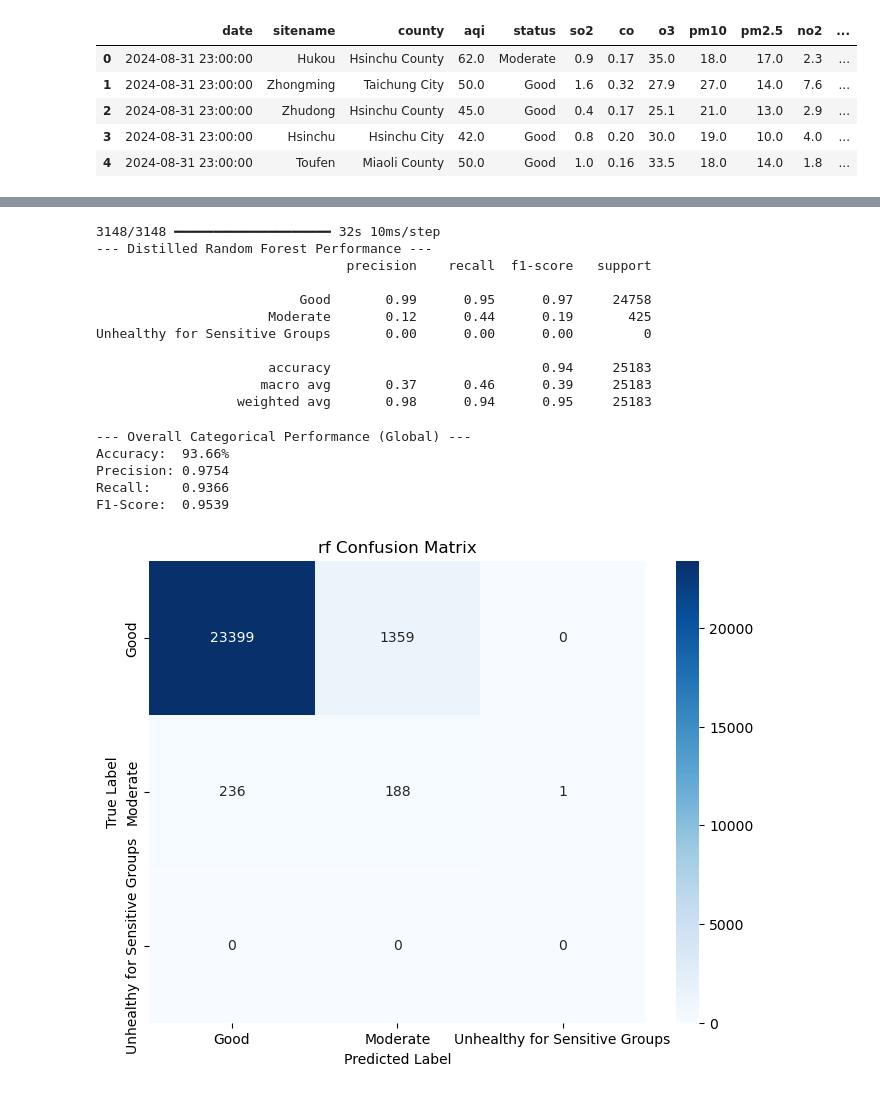
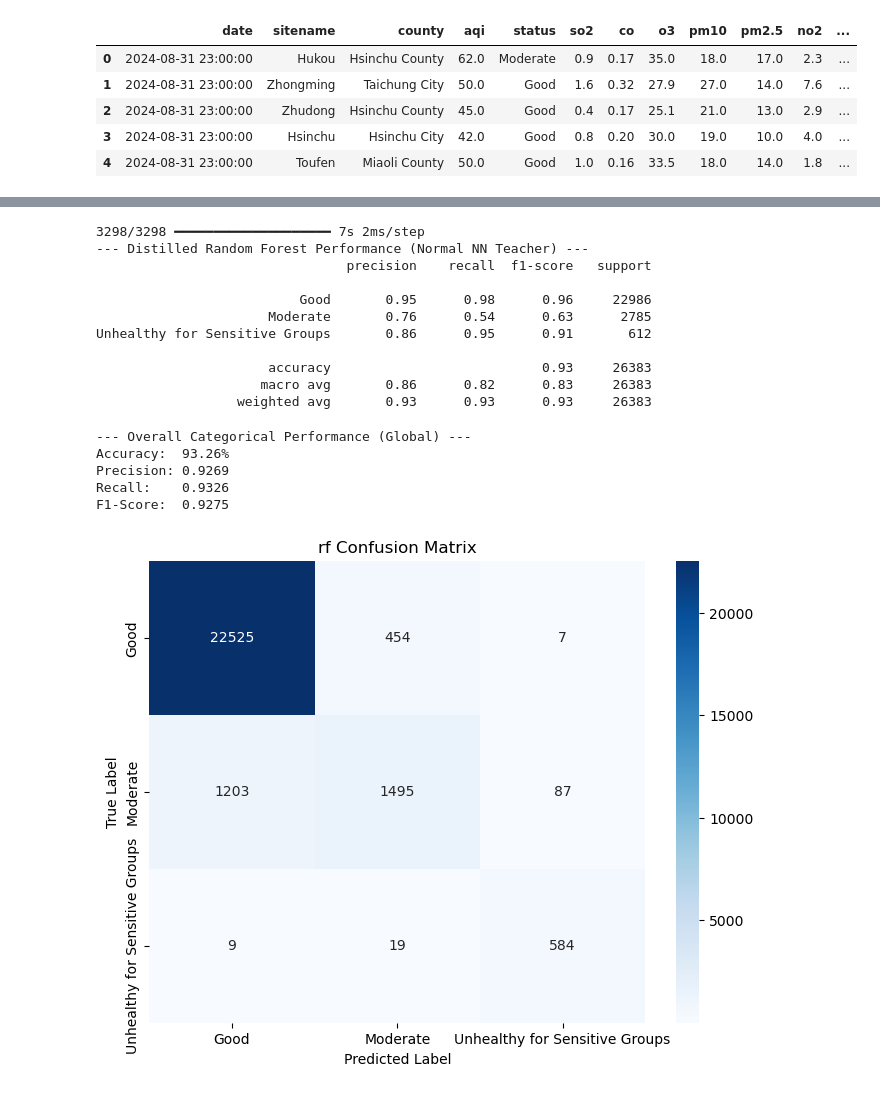
Before and after one commit to Zendac101/sads, a Jupyter notebook: model/random forest/random_forest_model_clasiffier.ipynb, the cells around one changed output, grey strips where cells are left out. Cells and saved outputs as stored; diff of their text form; code cells hidden in the pictures.

```diff
--- a/model/random forest/random_forest_model_clasiffier.ipynb
+++ b/model/random forest/random_forest_model_clasiffier.ipynb
@@ -39,2 +39,2 @@ y_encoded =utils.to_categorical(y_encoded, num_classes=num_classes)
 # %%
-X_train,X_test,y_train,y_test=train_test_split(X,y_encoded,test_size=0.2,shuffle=False)
+X_train,X_test,y_train,y_test=train_test_split(X,y_encoded,test_size=0.2,shuffle=True)
@@ -121,13 +104,13 @@ X_test_seq, y_test_seq = create_sequences(X_test_scaled, y_test, window_size=24)
 # %%
 model.fit(
-X_train_seq, y_train_seq,
+X_scaled, y_train,
 epochs=100,
 batch_size=256,
-class_weight=class_weights_dict,
 shuffle=True,
 validation_split=0.2,
 verbose=1,
 callbacks=my_callbacks
+
 )#training nn
 # %% [output]
 Epoch 1/100
@@ -141,51 +134,38 @@ Epoch 4/100
 # %%
+# 1. Generate soft pseudo-labels from your trained Normal NN teacher
+nn_predictions = model.predict(X_scaled)
+y_pseudo_train = np.argmax(nn_predictions, axis=1)
 
+# 2. Train the Random Forest on the tabular data using the NN's pseudo-labels
+rf_distilled = RandomForestClassifier(n_estimators=100, random_state=20, class_weight='balanced_subsample', n_jobs=-1)
+rf_distilled.fit(X_scaled, y_pseudo_train)
 
+# 3. Scale and prepare your raw test subset
+X_test_scaled = scaler.transform(X_test)
 
-# This allows the Random Forest to see the full 24-hour sequence block
-nsamples, ntimestamps, nfeatures = X_train_seq.shape
-X_train_flat = X_train_seq.reshape((nsamples, ntimestamps * nfeatures))
+# 4. Predict using the distilled Random Forest model
+y_pred_rf = rf_distilled.predict(X_test_scaled)
 
-#Generate pseudo-labels from the GRU model
-nn_pseudo_labels = model.predict(X_train_seq)
-y_pseudo_train = np.argmax(nn_pseudo_labels, axis=1)
-
-#Train the Random Forest on the flattened temporal data
-rf_distilled = RandomForestClassifier(n_estimators=100, random_state=20, class_weight='balanced')
-rf_distilled.fit(X_train_flat, y_pseudo_train)
-
-##Flatten 3D test sequences to match the training matrix shape
-ntest_samples, _, _ = X_test_seq.shape
-X_test_flat = X_test_seq.reshape((ntest_samples, ntimestamps * nfeatures))
-
-#Predict using the time-aware test representation
-y_pred_rf = rf_distilled.predict(X_test_flat)
-
-print("--- Distilled Random Forest Performance ---")
-y_test_integers = np.argmax(y_test_seq, axis=1)
-print(classification_report(y_test_integers, y_pred_rf, target_names=le.classes_, zero_division=0))
-
-#Update the global y_test variable with the aligned sequential targets
-# This prevents shape mismatch errors in Cell 15 (Metrics) and Cell 17 (Confusion Matrix)!
-y_test = y_test_seq
+print("--- Distilled Random Forest Performance (Normal NN Teacher) ---")
+print(classification_report(y_test, y_pred_rf, target_names=le.classes_, zero_division=0))
 # %% [output]
-3148/3148 ━━━━━━━━━━━━━━━━━━━━ 32s 10ms/step
---- Distilled Random Forest Performance ---
+3298/3298 ━━━━━━━━━━━━━━━━━━━━ 7s 2ms/step
+--- Distilled Random Forest Performance (Normal NN Teacher) ---
                                 precision    recall  f1-score   support
 
-                          Good       0.99      0.95      0.97     24758
-                      Moderate       0.12      0.44      0.19       425
-Unhealthy for Sensitive Groups       0.00      0.00      0.00         0
+                          Good       0.95      0.98      0.96     22986
+                      Moderate       0.76      0.54      0.63      2785
+Unhealthy for Sensitive Groups       0.86      0.95      0.91       612
 
-                      accuracy                           0.94     25183
-                     macro avg       0.37      0.46      0.39     25183
-                  weighted avg       0.98      0.94      0.95     25183
+                      accuracy                           0.93     26383
+                     macro avg       0.86      0.82      0.83     26383
+                  weighted avg       0.93      0.93      0.93     26383
 # %%
 from sklearn.metrics import accuracy_score, precision_recall_fscore_support
 import numpy as np
 
 # Convert y_test from a 2D one-hot matrix to 1D integer labels
-y_test_ground_truth = np.argmax(y_test, axis=1)
+y_test_ground_truth = y_test
 
 # Fix: Changed y_pred to y_pred_rf
 accuracy = accuracy_score(y_test_ground_truth, y_pred_rf)
@@ -198,10 +178,10 @@ print(f"Recall:    {recall:.4f}")
 print(f"F1-Score:  {f1:.4f}")
 # %% [output]
 --- Overall Categorical Performance (Global) ---
-Accuracy:  93.66%
-Precision: 0.9754
-Recall:    0.9366
-F1-Score:  0.9539
+Accuracy:  93.26%
+Precision: 0.9269
+Recall:    0.9326
+F1-Score:  0.9275
 # %%
 import joblib
 
@@ -213,22 +193,22 @@ import joblib
 # %%
 import matplotlib.pyplot as plt
 import seaborn as sns
 from sklearn.metrics import confusion_matrix
 
 # 1. Convert y_test from one-hot encoding to integer labels
-y_test_labels = np.argmax(y_test, axis=1)
+y_test_labels = y_test
 
 # 2. Generate the confusion matrix
 cm = confusion_matrix(y_test_labels, y_pred_rf)
 
 # Plotting
 plt.figure(figsize=(8, 6))
 sns.heatmap(cm, annot=True, fmt='d', cmap='Blues',
             xticklabels=le.classes_,
             yticklabels=le.classes_)
 plt.xlabel('Predicted Label')
 plt.ylabel('True Label')
 plt.title('rf Confusion Matrix')
 plt.show()
 # %% [output]
-[figure, old version]
+[figure, new version]
```
Also changed, not shown: parts of 11 cells of this notebook, 14 other files.
